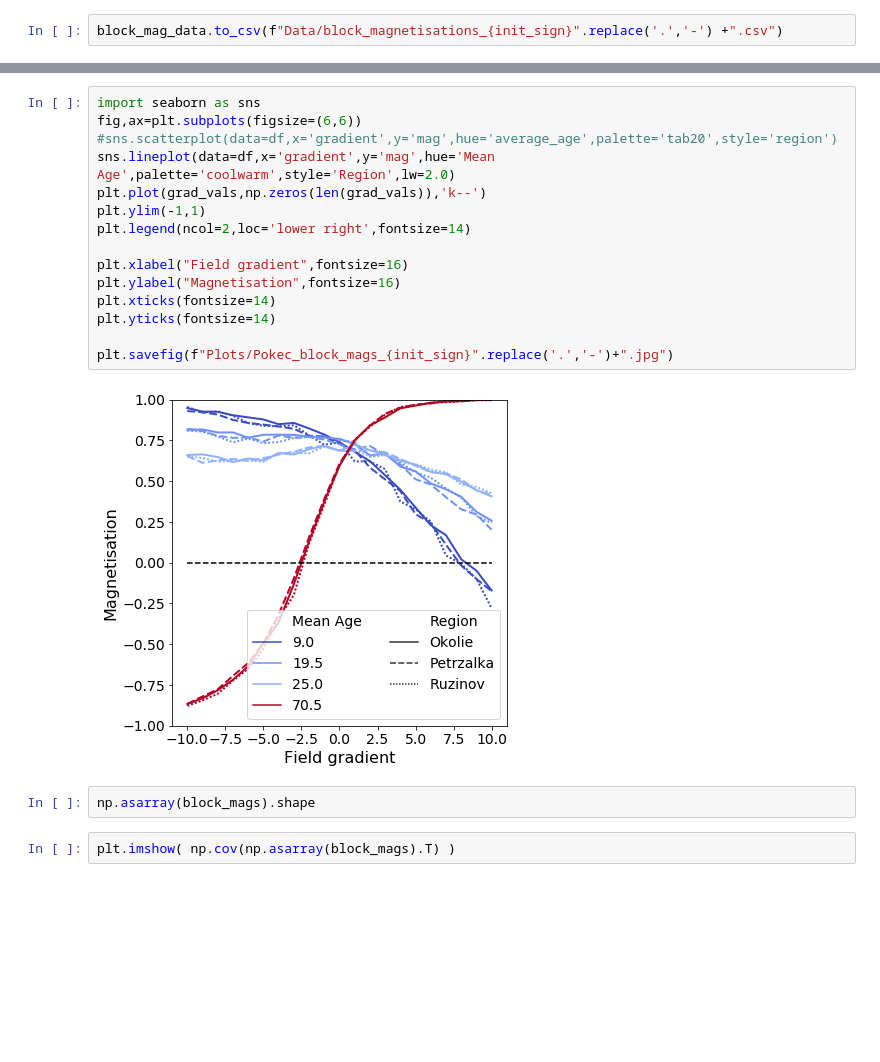
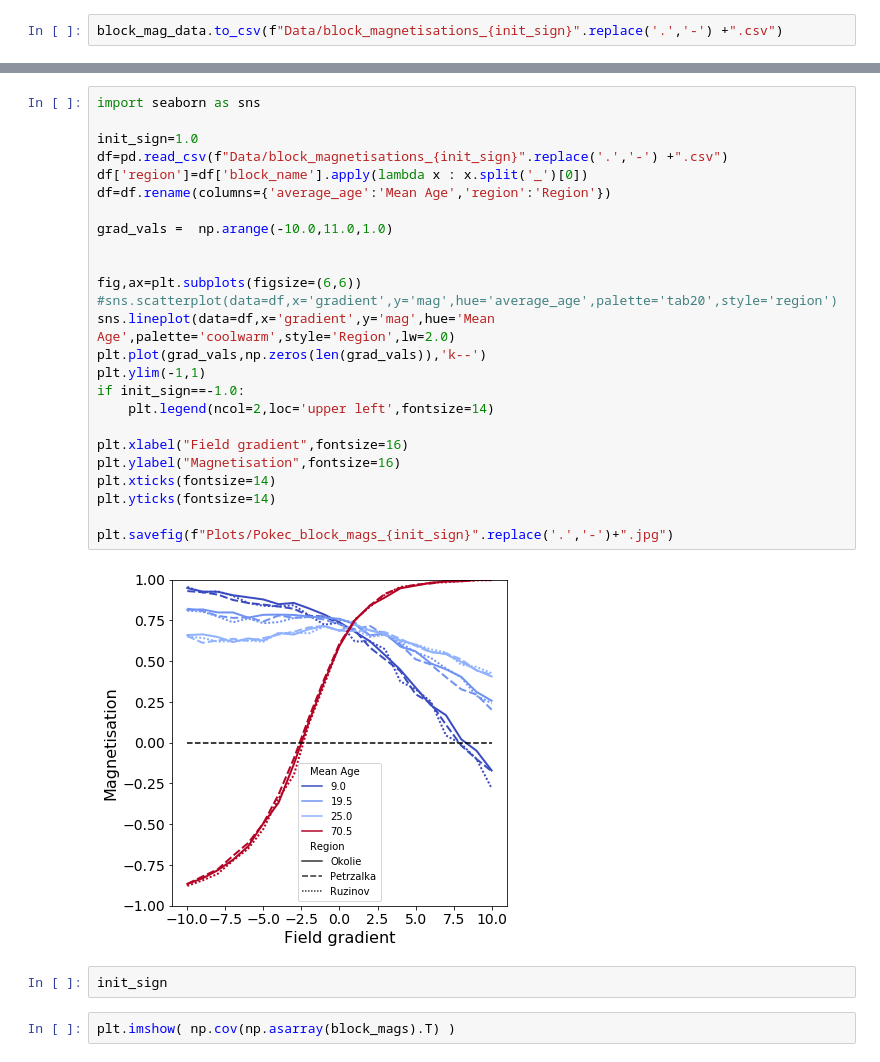
Before and after one commit to MGarrod1/unobserved_spin_influence, a Jupyter notebook: Figure_3_Pokec/fig3-B-block-magnetisations.ipynb, the cells around one changed output, grey strips where cells are left out. Drawn from its saved outputs; the diff is of its cells as text; blank space fills up the shorter version.

Commit message:
plot code now saves and loads data

```diff
--- a/Figure_3_Pokec/fig3-B-block-magnetisations.ipynb
+++ b/Figure_3_Pokec/fig3-B-block-magnetisations.ipynb
@@ -130,22 +119,32 @@ df=df.rename(columns={'average_age':'Mean Age','region':'Region'})
 # %%
 import seaborn as sns
+
+init_sign=1.0
+df=pd.read_csv(f"Data/block_magnetisations_{init_sign}".replace('.','-') +".csv")
+df['region']=df['block_name'].apply(lambda x : x.split('_')[0])
+df=df.rename(columns={'average_age':'Mean Age','region':'Region'})
+
+grad_vals =  np.arange(-10.0,11.0,1.0)
+
+
 fig,ax=plt.subplots(figsize=(6,6))
 #sns.scatterplot(data=df,x='gradient',y='mag',hue='average_age',palette='tab20',style='region')
 sns.lineplot(data=df,x='gradient',y='mag',hue='Mean Age',palette='coolwarm',style='Region',lw=2.0)
 plt.plot(grad_vals,np.zeros(len(grad_vals)),'k--')
 plt.ylim(-1,1)
-plt.legend(ncol=2,loc='lower right',fontsize=14)
+if init_sign==-1.0:
+    plt.legend(ncol=2,loc='upper left',fontsize=14)
 
 plt.xlabel("Field gradient",fontsize=16)
 plt.ylabel("Magnetisation",fontsize=16)
 plt.xticks(fontsize=14)
 plt.yticks(fontsize=14)
 
 plt.savefig(f"Plots/Pokec_block_mags_{init_sign}".replace('.','-')+".jpg")
 # %% [output]
-[figure, old version]
+[figure, new version]
-# %%
-np.asarray(block_mags).shape
+# %%
+init_sign
 # %%
 plt.imshow( np.cov(np.asarray(block_mags).T) )
 # %%
```
Also changed, not shown: parts of 6 cells of this notebook.
